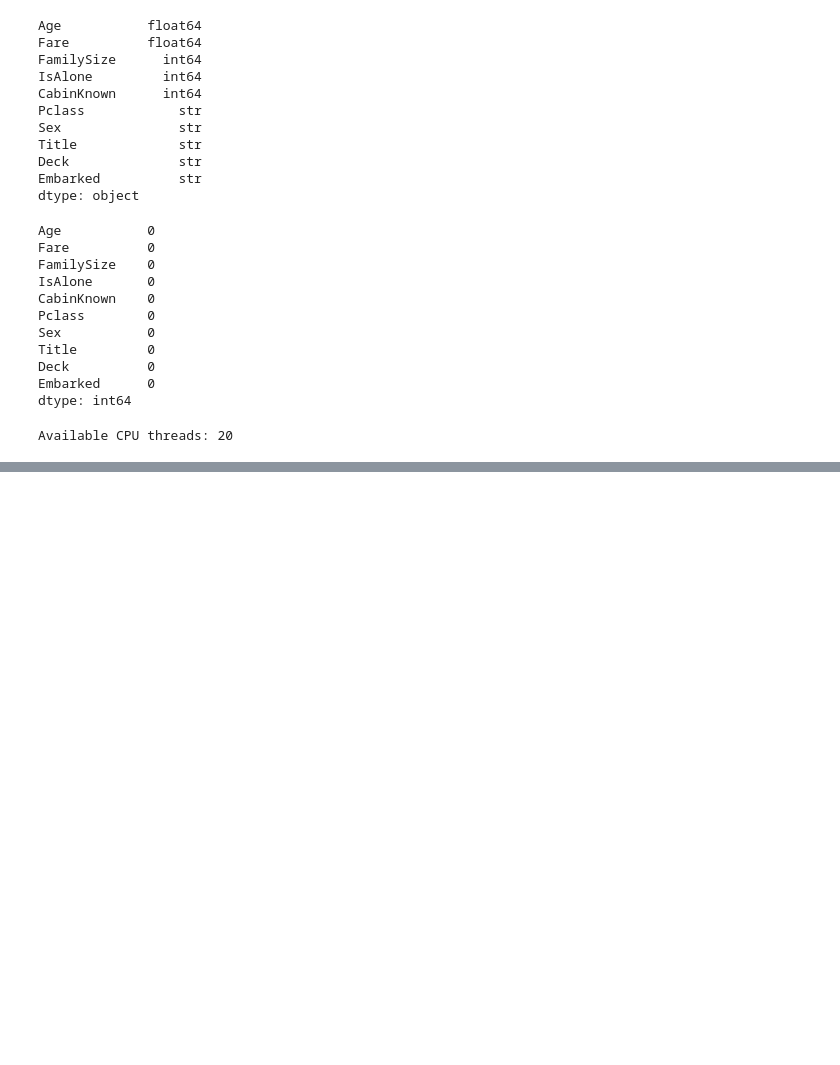
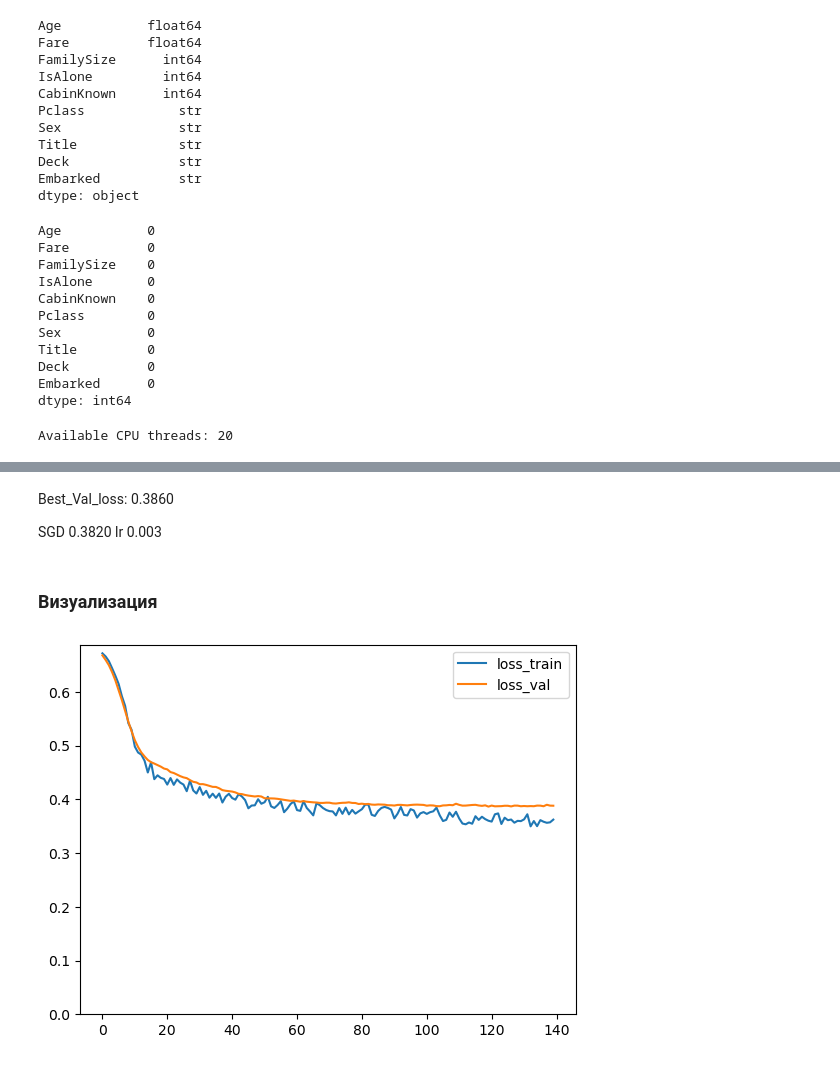
Before and after one commit to AntonUkhabin/Kaggle-Titanic, a Jupyter notebook: draft.ipynb, the cells around one changed output, grey strips where cells are left out. Drawn from its saved outputs; the diff is of its cells as text; code cells hidden in the pictures; blank space fills up the shorter version.

Commit message:
Add DNN baseline with early stopping and training plots

```diff
--- a/draft.ipynb
+++ b/draft.ipynb
@@ -253,0 +473,38 @@ Available CPU threads: 20
+# %%
+    #  --- Инициализация
+
+set_seed(SEED)
+
+EPOCHS = 200
+BATCH_SIZE = 32
+LEARNING_RATE = 0.0003
+EARLY_STOPPING = 20
+MIN_DELTA = 1e-4
+
+generator = torch.Generator().manual_seed(SEED)
+
+train_loader = DataLoader(train_dataset, batch_size=BATCH_SIZE, shuffle=True, generator=generator, num_workers=0)
+val_loader = DataLoader(val_dataset, batch_size=BATCH_SIZE, shuffle=False, num_workers=0)
+test_loader = DataLoader(test_dataset, batch_size=BATCH_SIZE, shuffle=False, num_workers=0)
+
+device = torch.device("cuda" if torch.cuda.is_available() else "cpu")
+input_size = X_train_tensor.shape[1]
+
+model = DNN(input_size=input_size, output_size=2).to(device)
+loss_model = nn.CrossEntropyLoss()
+optimizer = torch.optim.Adam(model.parameters(), lr=LEARNING_RATE)
+# optimizer = torch.optim.SGD(model.parameters(), lr=0.003, momentum=0.9)
+# optimizer = torch.optim.RMSprop(model.parameters(), lr=0.0003, momentum=0.7)
+# scheduler = torch.optim.lr_scheduler.CosineAnnealingLR(optimizer, T_max=EPOCHS, eta_min=1e-8)
+# scheduler = torch.optim.lr_scheduler.ReduceLROnPlateau(optimizer, mode="min", factor=0.5, patience=8, min_lr=1e-6)
+
+
+train_loss = []
+train_acc = []
+val_loss = []
+val_acc = []
+lr_list = []
+
+best_loss = None
+best_epoch = 0
+count = 0
@@ -253,0 +625,14 @@ Available CPU threads: 20
+# %% [markdown]
+Best_Val_loss: 0.3860
+
+SGD 0.3820 lr 0.003
+# %% [markdown]
+### Визуализация
+# %%
+plt.plot(train_loss)
+plt.plot(val_loss)
+plt.ylim(bottom=0)
+plt.legend(['loss_train', 'loss_val'])
+plt.show()
+# %% [output]
+[figure, added]
```
Also changed, not shown: parts of 32 cells of this notebook, 10 other files.
